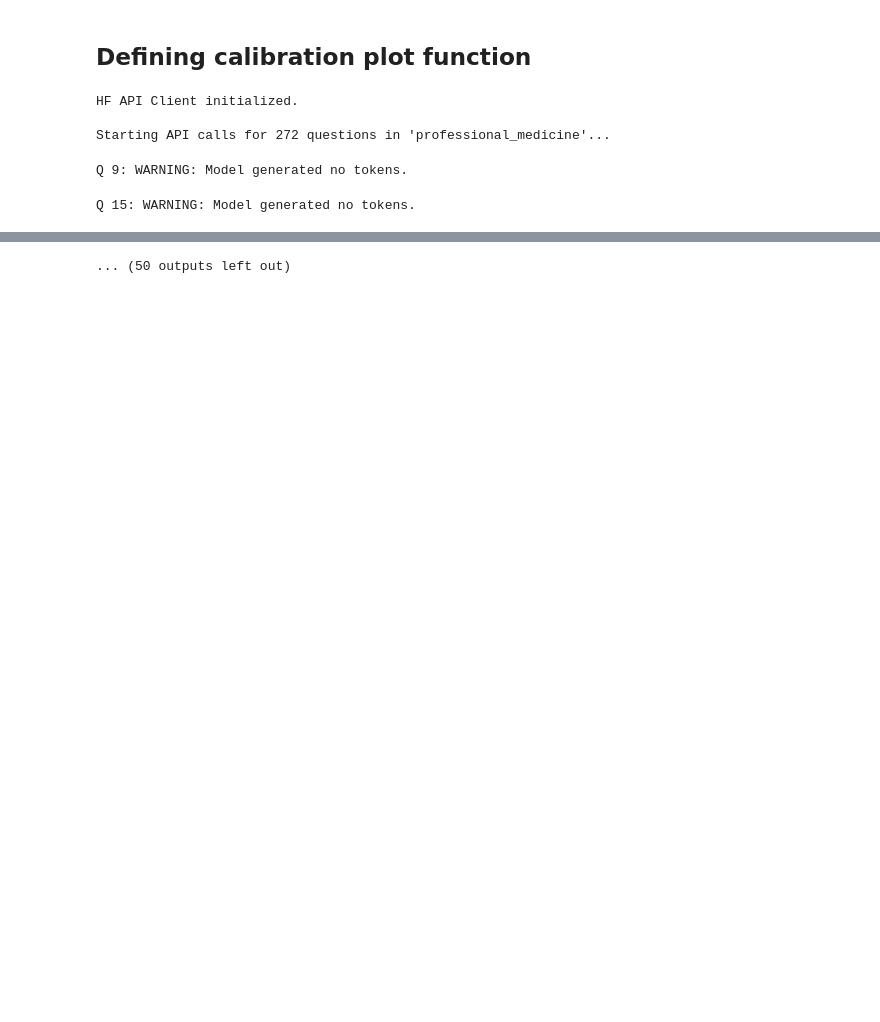
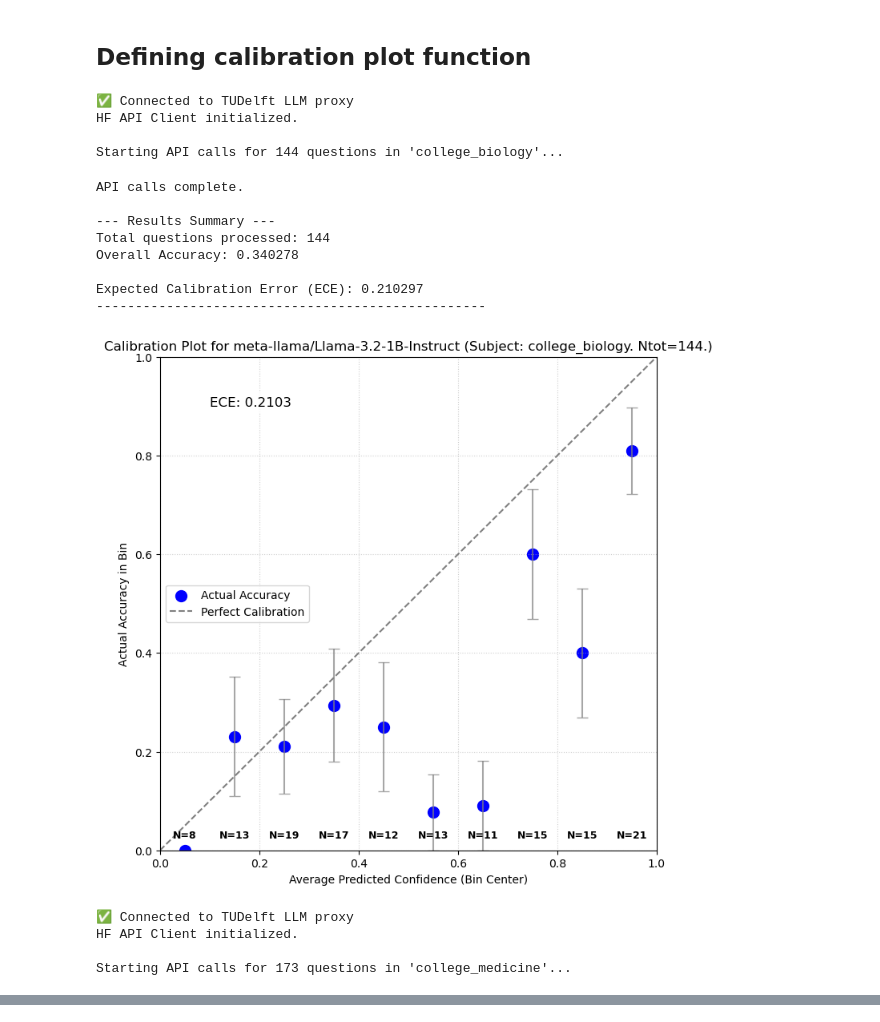
Before and after one commit to cryoTUD/ai4nanobiology, a Jupyter notebook: week_6/1_mcq.ipynb, the cells around one changed output, grey strips where cells are left out. Cells and saved outputs as stored; diff of their text form; code cells hidden in the pictures; blank space fills up the shorter version.

```diff
--- a/week_6/1_mcq.ipynb
+++ b/week_6/1_mcq.ipynb
@@ -390,7 +518,7 @@ results_df
 
 # Constants outside the function
 ANSWER_MAP = {0: 'A', 1: 'B', 2: 'C', 3: 'D'}
-MODEL_NAME = "meta-llama/Llama-3.1-8B-Instruct" # "meta-llama/Llama-3.1-8B-Instruct" # "meta-llama/Llama-3.2-1B-Instruct"
+MODEL_NAME = "meta-llama/Llama-3.2-1B-Instruct" # "meta-llama/Llama-3.1-8B-Instruct" # "meta-llama/Llama-3.2-1B-Instruct"
 MAX_OUTPUT_TOKENS = 5
 BASE_URL = "hf://datasets/cais/mmlu/"
 
@@ -406,6 +534,7 @@ def calibration_plot(dataset_name: str, number_of_bins: int):
     import os
     from src.utils import setup_client
     from tqdm import tqdm
+    from time import sleep
     # DATA LOADING
 
     splits = {
@@ -443,6 +572,7 @@ def calibration_plot(dataset_name: str, number_of_bins: int):
     # iterate through dataframe
     for index, row in tqdm(df.iterrows(), total=num_questions, desc="Answering..."):
         # map the integer answer to the actual letter using the  ANSWER_MAP dict
+        sleep(0.5)
         correct_answer_index = row['answer']
         correct_answer_letter = ANSWER_MAP.get(correct_answer_index, 'UNKNOWN')
 
@@ -618,14 +748,26 @@ def calibration_plot(dataset_name: str, number_of_bins: int):
     plt.show()
 # %%
 number_of_bins = 10
-#data_sets = ['college_biology', 'college_medicine', 'conceptual_physics', 'econometrics', 'high_school_biology', 'high_school_psychology',
- #            'professional_medicine', 'professional_psychology']
-data_sets = ["professional_medicine"]
+data_sets = ['college_biology', 'college_medicine', 'conceptual_physics', 'econometrics', 'high_school_biology', 'high_school_psychology',
+             'professional_medicine', 'professional_psychology']
+#data_sets = ["professional_medicine", "professional_psychology"]
 for data_set in data_sets:
     calibration_plot(data_set, number_of_bins)
 # %% [output]
+✅ Connected to TUDelft LLM proxy
 HF API Client initialized.
 
-Starting API calls for 272 questions in 'professional_medicine'...
+Starting API calls for 144 questions in 'college_biology'...
-Q 9: WARNING: Model generated no tokens.
+API calls complete.
+
+--- Results Summary ---
+Total questions processed: 144
+Overall Accuracy: 0.340278
+
+Expected Calibration Error (ECE): 0.210297
+--------------------------------------------------
+[figure, added]
-Q 15: WARNING: Model generated no tokens.
+✅ Connected to TUDelft LLM proxy
+HF API Client initialized.
+
+Starting API calls for 173 questions in 'college_medicine'...
@@ -641 +774,0 @@ Q 66: WARNING: Model generated no tokens.
-... (50 outputs left out)
```
Also changed, not shown: parts of 17 cells of this notebook, 2 other files.
